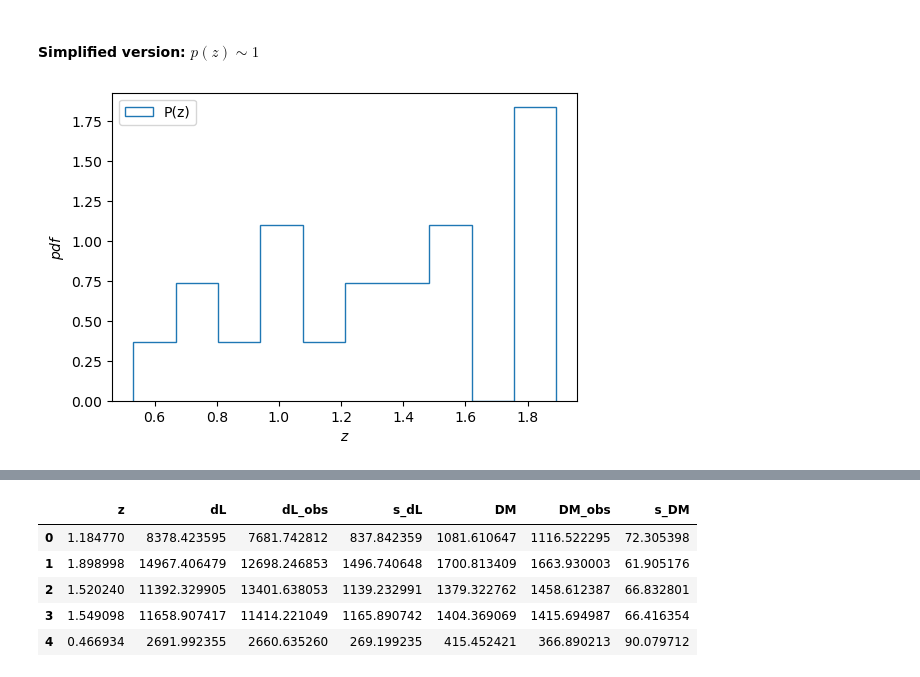
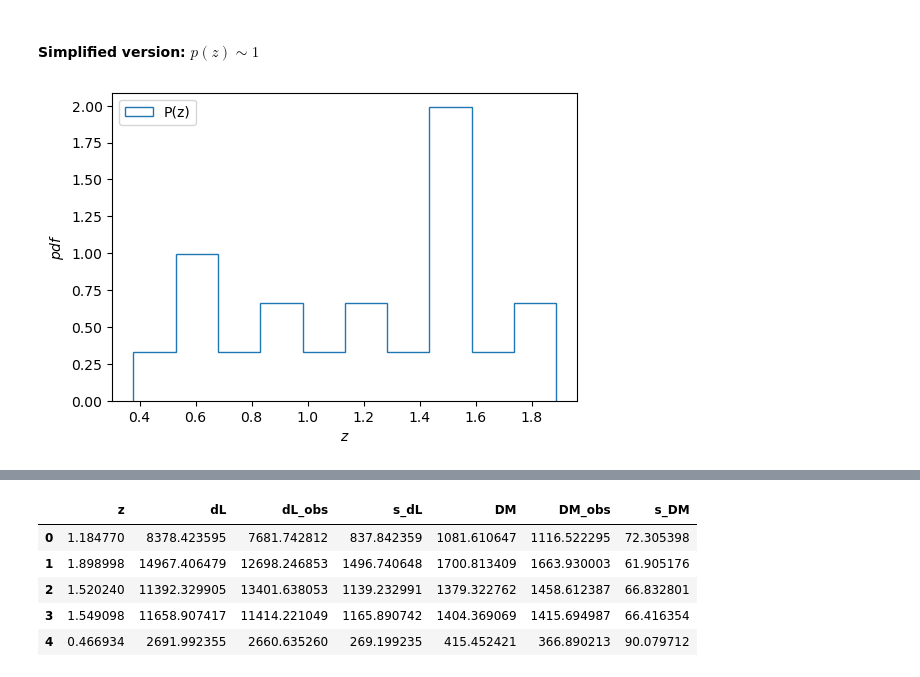
Before and after one commit to MariosNT/FRB_GW_association_cosmo, a Jupyter notebook: Notebooks/GWs_FRB_cosmo/Cosmo_constraints_DM_diff_MCMC.ipynb, the cells around one changed output, grey strips where cells are left out. Cells and saved outputs as stored; diff of their text form; code cells hidden in the pictures.

```diff
--- a/Notebooks/GWs_FRB_cosmo/Cosmo_constraints_DM_diff_MCMC.ipynb
+++ b/Notebooks/GWs_FRB_cosmo/Cosmo_constraints_DM_diff_MCMC.ipynb
@@ -203,23 +209,23 @@ We infer:
 # %% [markdown]
 #### Simplified version: **$p(z)\sim 1$**
 # %%
-""" ## Random choice of redshift
+## Random choice of redshift
 z_range = np.linspace(0.05, 2, 500)
-z_centre = draw_redshift_distribution(z_range, H0=HUBBLE, Omega_m=OMEGA_MATTER, N_draws=20, method='rates') """
+z_centre = draw_redshift_distribution(z_range, H0=HUBBLE, Omega_m=OMEGA_MATTER, N_draws=20, method='rates')
 
 fig = plt.figure(figsize=(6,4))
 ax1 = fig.add_subplot(111)
 
 ax1.hist(z_centre, density=True, histtype='step', label='P(z)')
 # ax1.hist(Uniform_z_array, density=True, histtype='step', label='Uni')
 
 ax1.set_xlabel(r'$z$')
 ax1.set_ylabel(r'$pdf$')
 ax1.legend(loc='upper left', fontsize=10)
 
 plt.show()
 # %% [output]
-[figure, old version]
+[figure, new version]
 # %%
 print(f"z={z_centre}")
 # %% [output]
```
Also changed, not shown: parts of 9 cells of this notebook, 3 other files.
